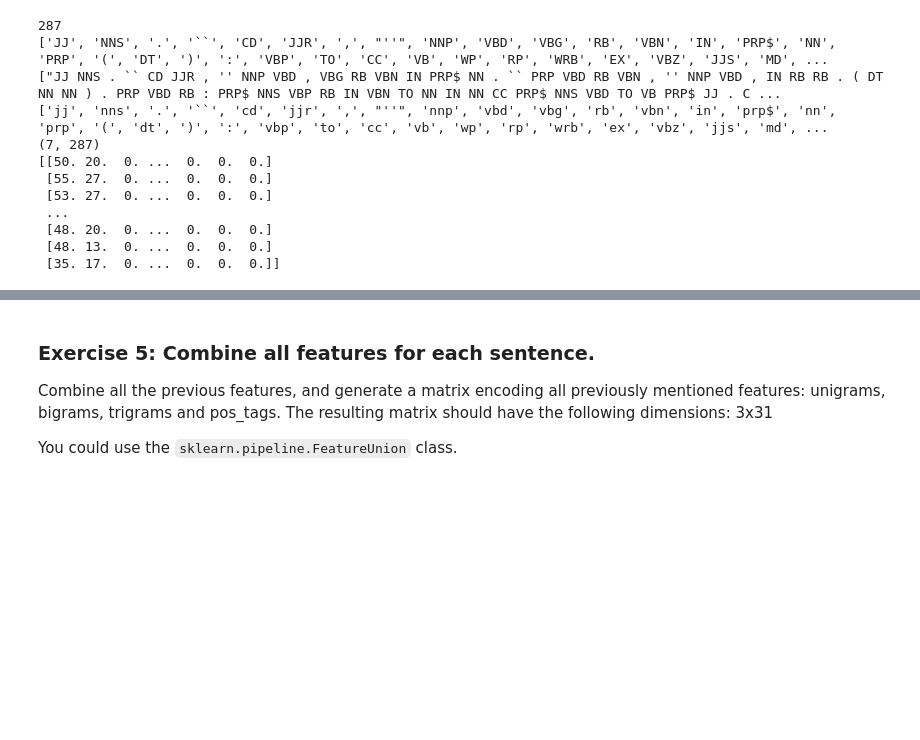
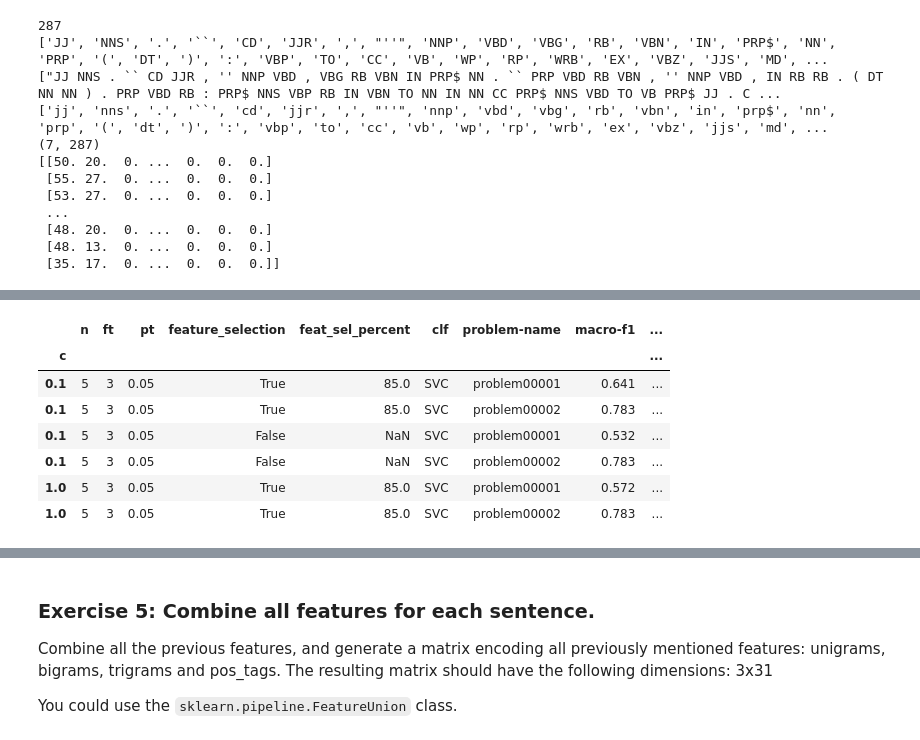
Before and after one commit to sallyi/lang-proc-exam, a Jupyter notebook: feature_extraction.ipynb, the cells around one changed output, grey strips where cells are left out. Saved outputs shown, nothing was run; the diff lists cells and outputs as text; code cells hidden in the pictures; blank space fills up the shorter version.

```diff
--- a/feature_extraction.ipynb
+++ b/feature_extraction.ipynb
@@ -637,0 +663,12 @@ Overall score: 0.658
+# %%
+df.set_index('c', inplace=True)
+df
+# %% [output]
+|  | n | ft | pt | feature_selection | feat_sel_percent | clf | problem-name | macro-f1 | ... |
+| c |  |  |  |  |  |  |  |  | ... |
+| 0.1 | 5 | 3 | 0.05 | True | 85.0 | SVC | problem00001 | 0.641 | ... |
+| 0.1 | 5 | 3 | 0.05 | True | 85.0 | SVC | problem00002 | 0.783 | ... |
+| 0.1 | 5 | 3 | 0.05 | False | NaN | SVC | problem00001 | 0.532 | ... |
+| 0.1 | 5 | 3 | 0.05 | False | NaN | SVC | problem00002 | 0.783 | ... |
+| 1.0 | 5 | 3 | 0.05 | True | 85.0 | SVC | problem00001 | 0.572 | ... |
+| 1.0 | 5 | 3 | 0.05 | True | 85.0 | SVC | problem00002 | 0.783 | ... |
```
Also changed, not shown: parts of 5 cells of this notebook.
